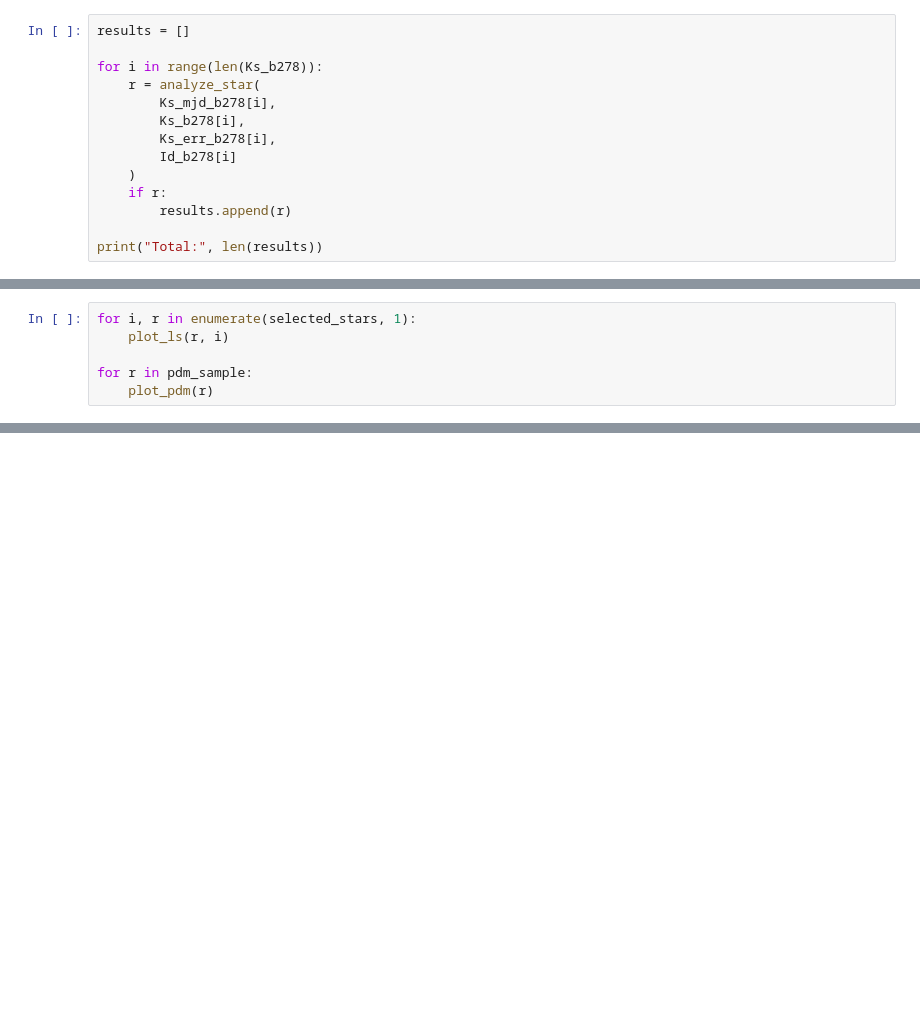
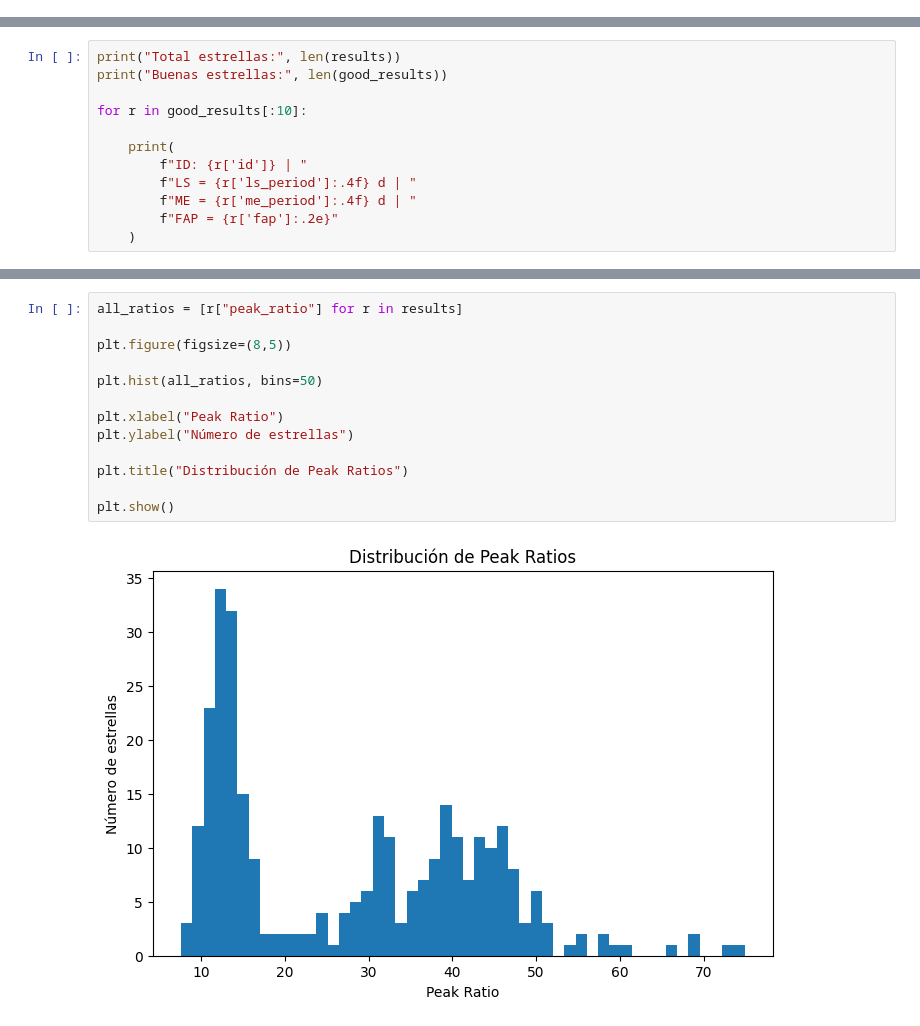
Before and after one commit to Brunelleschk1/Personal-projects, a Jupyter notebook: Proyectos de Astronomía/Laboratorio 7/VVV_Read_Data.ipynb, the cells around one changed output, grey strips where cells are left out. Drawn from its saved outputs; the diff is of its cells as text; blank space fills up the shorter version.

```diff
--- a/Proyectos de Astronomía/Laboratorio 7/VVV_Read_Data.ipynb
+++ b/Proyectos de Astronomía/Laboratorio 7/VVV_Read_Data.ipynb
@@ -175,15 +214 @@ def analyze_star(t, y, dy, star_id):
     }
-# %%
-results = []
-
-for i in range(len(Ks_b278)):
-    r = analyze_star(
-        Ks_mjd_b278[i],
-        Ks_b278[i],
-        Ks_err_b278[i],
-        Id_b278[i]
-    )
-    if r:
-        results.append(r)
-
-print("Total:", len(results))
@@ -329,6 +214,0 @@ def plot_pdm(result):
-# %%
-for i, r in enumerate(selected_stars, 1):
-    plot_ls(r, i)
-
-for r in pdm_sample:
-    plot_pdm(r)
@@ -345,0 +249,12 @@ Ratio PDM/LS = 1.00
+# %%
+print("Total estrellas:", len(results))
+print("Buenas estrellas:", len(good_results))
+
+for r in good_results[:10]:
+
+    print(
+        f"ID: {r['id']} | "
+        f"LS = {r['ls_period']:.4f} d | "
+        f"ME = {r['me_period']:.4f} d | "
+        f"FAP = {r['fap']:.2e}"
+    )
@@ -345,0 +274,15 @@ Ratio PDM/LS = 1.00
+# %%
+all_ratios = [r["peak_ratio"] for r in results]
+
+plt.figure(figsize=(8,5))
+
+plt.hist(all_ratios, bins=50)
+
+plt.xlabel("Peak Ratio")
+plt.ylabel("Número de estrellas")
+
+plt.title("Distribución de Peak Ratios")
+
+plt.show()
+# %% [output]
+[figure, added]
```
Also changed, not shown: parts of 22 cells of this notebook, 2 other files.
